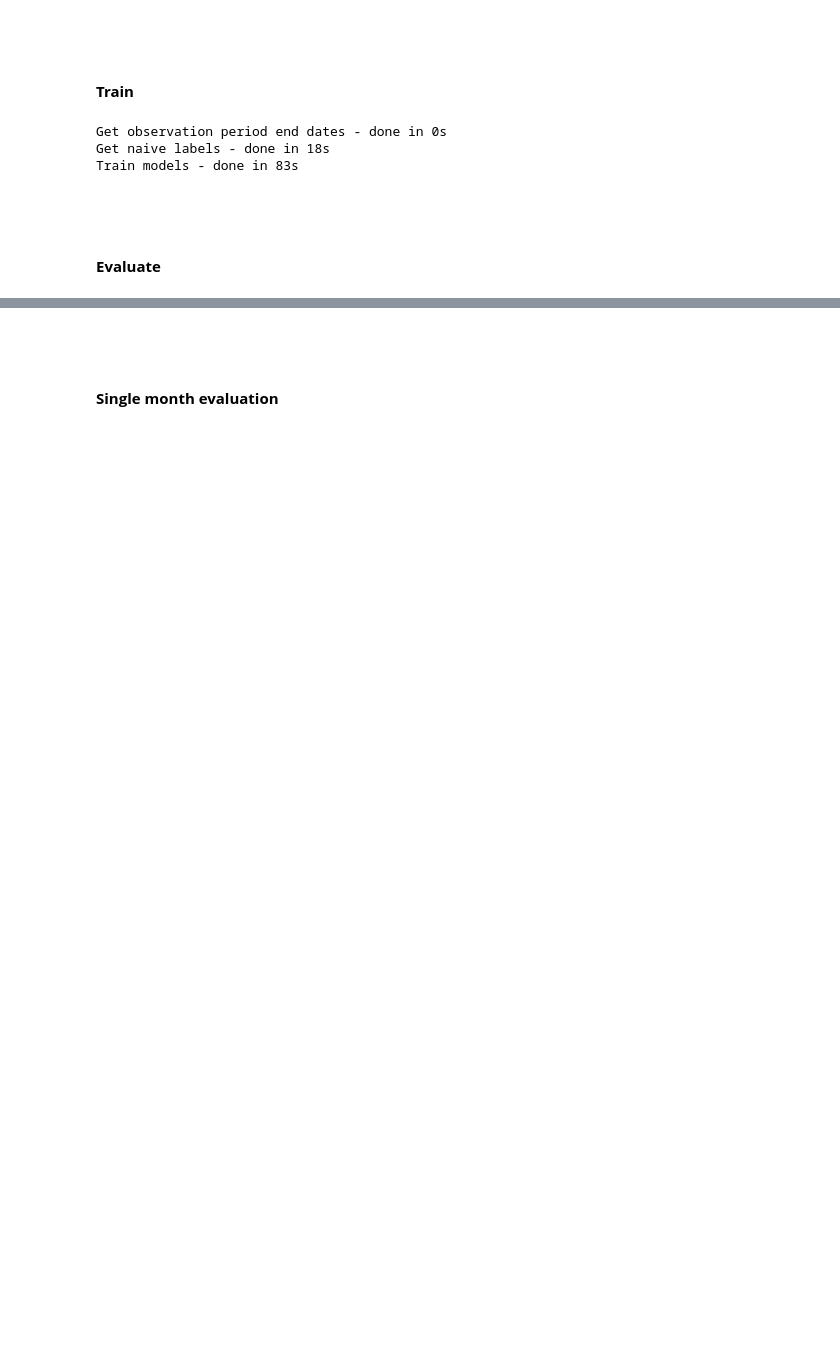
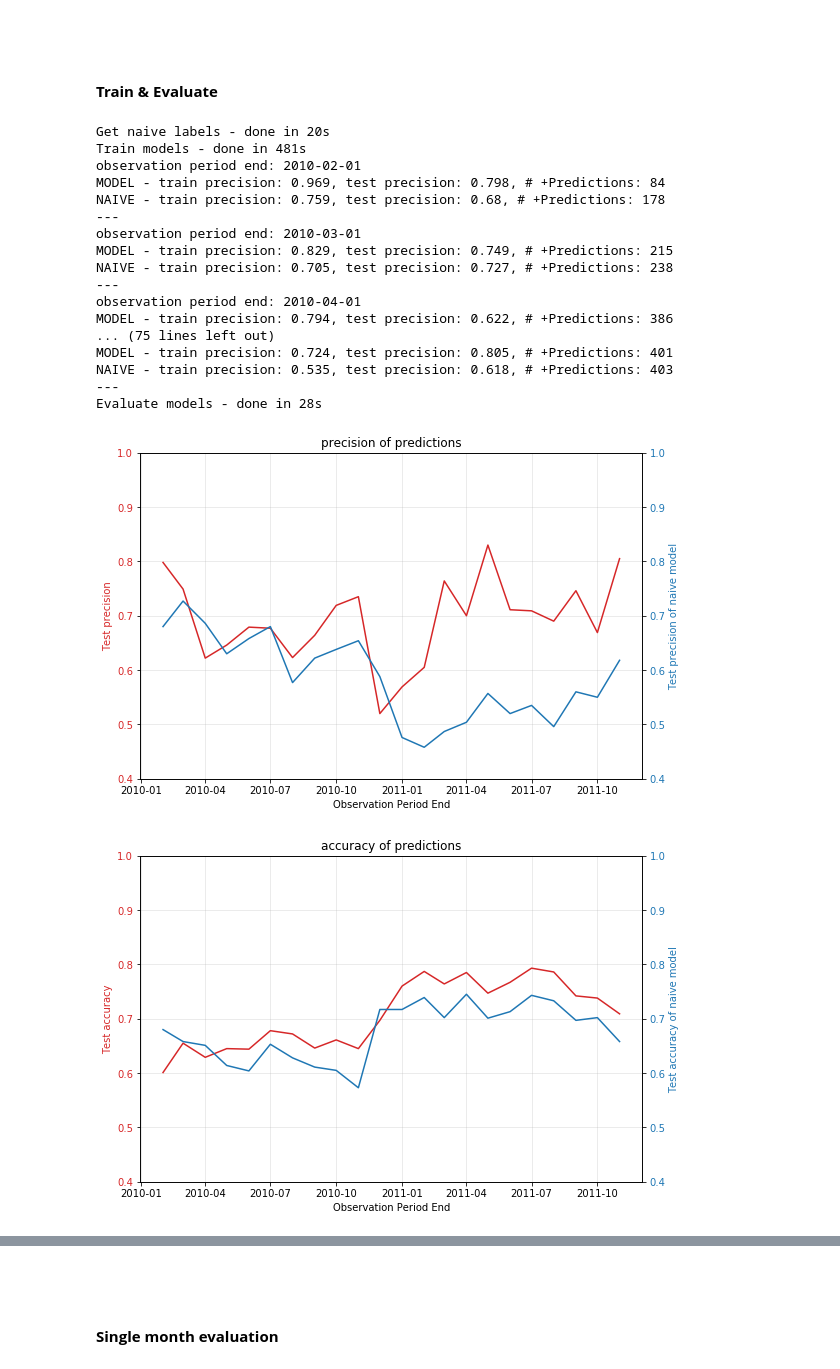
Before and after one commit to W-Tran/predicting-next-purchase, a Jupyter notebook: predicting_purchases_in_next_month.ipynb, the cells around one changed output, grey strips where cells are left out. Drawn from its saved outputs; the diff is of its cells as text; code cells hidden in the pictures; blank space fills up the shorter version.

```diff
--- a/predicting_purchases_in_next_month.ipynb
+++ b/predicting_purchases_in_next_month.ipynb
@@ -42,27 +48,40 @@ Preprocess invoice dataframes - done in 4s
 <br>
 <br>
 # %% [markdown]
-**Train**
+**Train & Evaluate**
 # %%
-with timer("Get observation period end dates"):
-    observation_end_dates = get_observation_end_dates(invoices)
-
 with timer("Get naive labels"):
     naive_labels = get_naive_labels(invoices, observation_end_dates)
 
 with timer("Train models"):
     train_results = train_models(
-        RandomForestClassifier, invoices, observation_end_dates,
+        RandomForestClassifier, invoices, observation_end_dates, True,
         n_estimators=1500,
-        max_depth=7,
+        max_depth=5,
         n_jobs=6
     )
+
+with timer("Evaluate models"):
+    evaluate_models(train_results, naive_labels, metric='precision', average_all_months=False)
+    evaluate_models_by_plotting(train_results, naive_labels, metric='precision')
+    evaluate_models_by_plotting(train_results, naive_labels, metric='accuracy')
 # %% [output]
-Get observation period end dates - done in 0s
-Get naive labels - done in 18s
-Train models - done in 83s
+Get naive labels - done in 20s
+Train models - done in 481s
+observation period end: 2010-02-01
+MODEL - train precision: 0.969, test precision: 0.798, # +Predictions: 84
+NAIVE - train precision: 0.759, test precision: 0.68, # +Predictions: 178
+---
+observation period end: 2010-03-01
+MODEL - train precision: 0.829, test precision: 0.749, # +Predictions: 215
+NAIVE - train precision: 0.705, test precision: 0.727, # +Predictions: 238
+---
+observation period end: 2010-04-01
+MODEL - train precision: 0.794, test precision: 0.622, # +Predictions: 386
+... (75 lines left out)
+MODEL - train precision: 0.724, test precision: 0.805, # +Predictions: 401
+NAIVE - train precision: 0.535, test precision: 0.618, # +Predictions: 403
+---
+Evaluate models - done in 28s
+[figure, added]
+[figure, added]
-# %% [markdown]
-<br>
-<br>
-# %% [markdown]
-**Evaluate**
```
Also changed, not shown: parts of 8 cells of this notebook.
